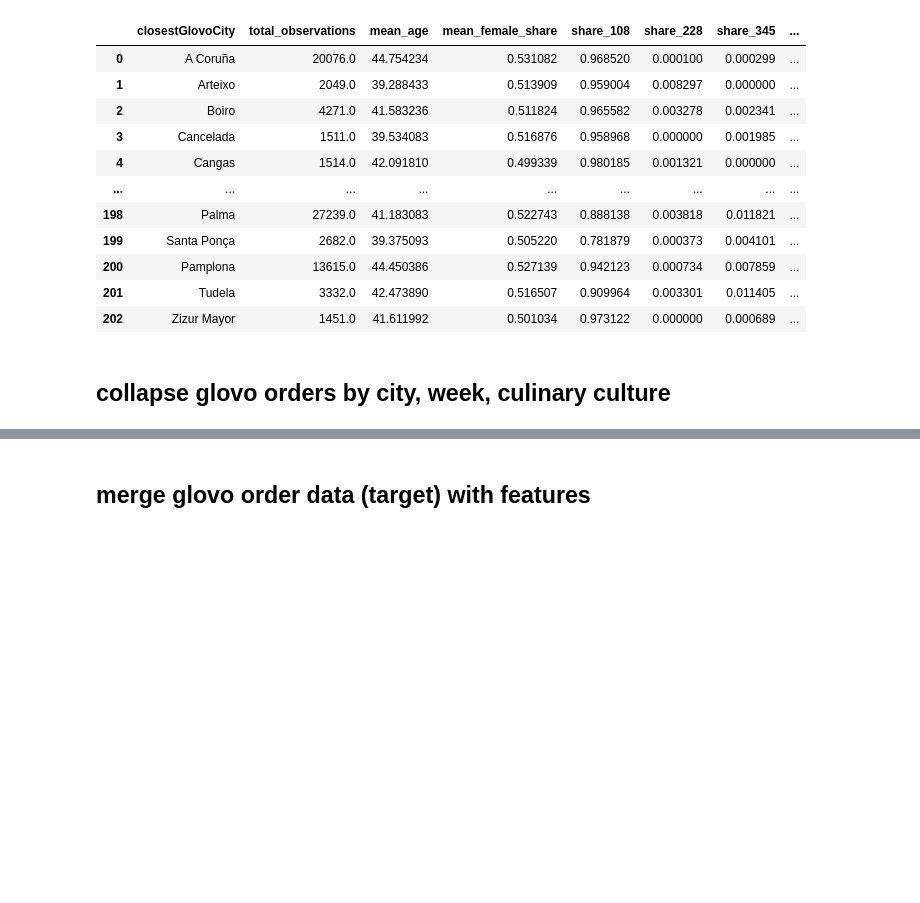
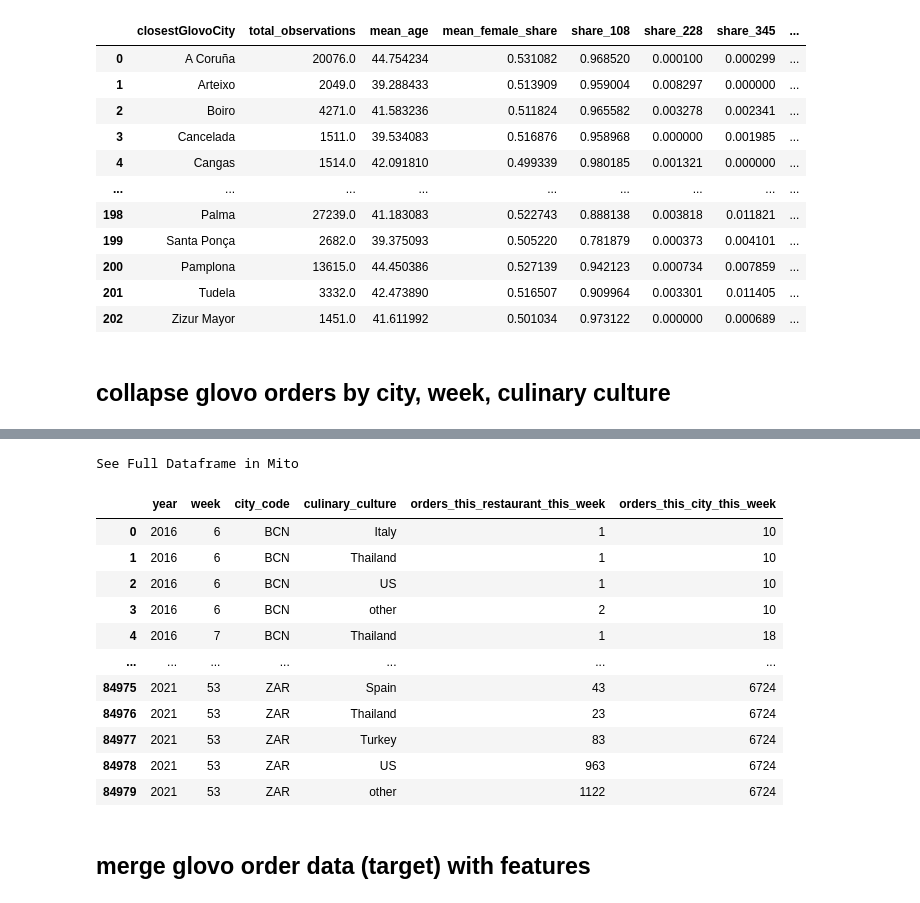
Before and after one commit to linkcharger/glovo, a Jupyter notebook: merging/mergingGlovoAndAux.ipynb, the cells around one changed output, grey strips where cells are left out. Drawn from its saved outputs; the diff is of its cells as text; code cells hidden in the pictures; blank space fills up the shorter version.

```diff
--- a/merging/mergingGlovoAndAux.ipynb
+++ b/merging/mergingGlovoAndAux.ipynb
@@ -710,0 +730,27 @@ collapsed.to_csv('collapsed_aux_data.csv')
+# %%
+collapsedGlovo = (
+    glovo
+    .drop(columns=['store_address_id'])
+    .groupby(['year', 'week', 'city_code', 'culinary_culture'])
+    .agg({
+        'orders_this_restaurant_this_week': 'sum',
+        'orders_this_city_this_week':       'first', # since this aggregation (city + culinary_culture) is MORE specific than just (city), its fine to take the first value
+    })
+    .reset_index()
+)
+
+collapsedGlovo
+# %% [output]
+See Full Dataframe in Mito
+|  | year | week | city_code | culinary_culture | orders_this_restaurant_this_week | orders_this_city_this_week |
+| 0 | 2016 | 6 | BCN | Italy | 1 | 10 |
+| 1 | 2016 | 6 | BCN | Thailand | 1 | 10 |
+| 2 | 2016 | 6 | BCN | US | 1 | 10 |
+| 3 | 2016 | 6 | BCN | other | 2 | 10 |
+| 4 | 2016 | 7 | BCN | Thailand | 1 | 18 |
+| ... | ... | ... | ... | ... | ... | ... |
+| 84975 | 2021 | 53 | ZAR | Spain | 43 | 6724 |
+| 84976 | 2021 | 53 | ZAR | Thailand | 23 | 6724 |
+| 84977 | 2021 | 53 | ZAR | Turkey | 83 | 6724 |
+| 84978 | 2021 | 53 | ZAR | US | 963 | 6724 |
+| 84979 | 2021 | 53 | ZAR | other | 1122 | 6724 |
```
Also changed, not shown: parts of 5 cells of this notebook, 7 other files.
